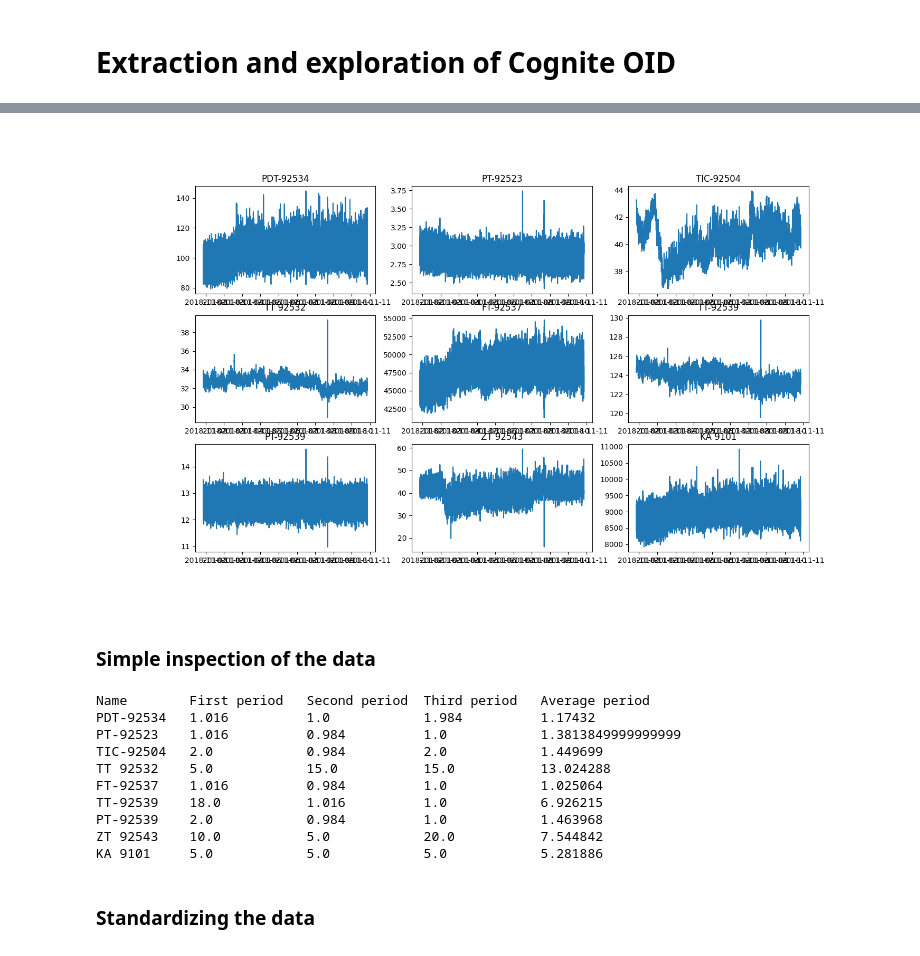
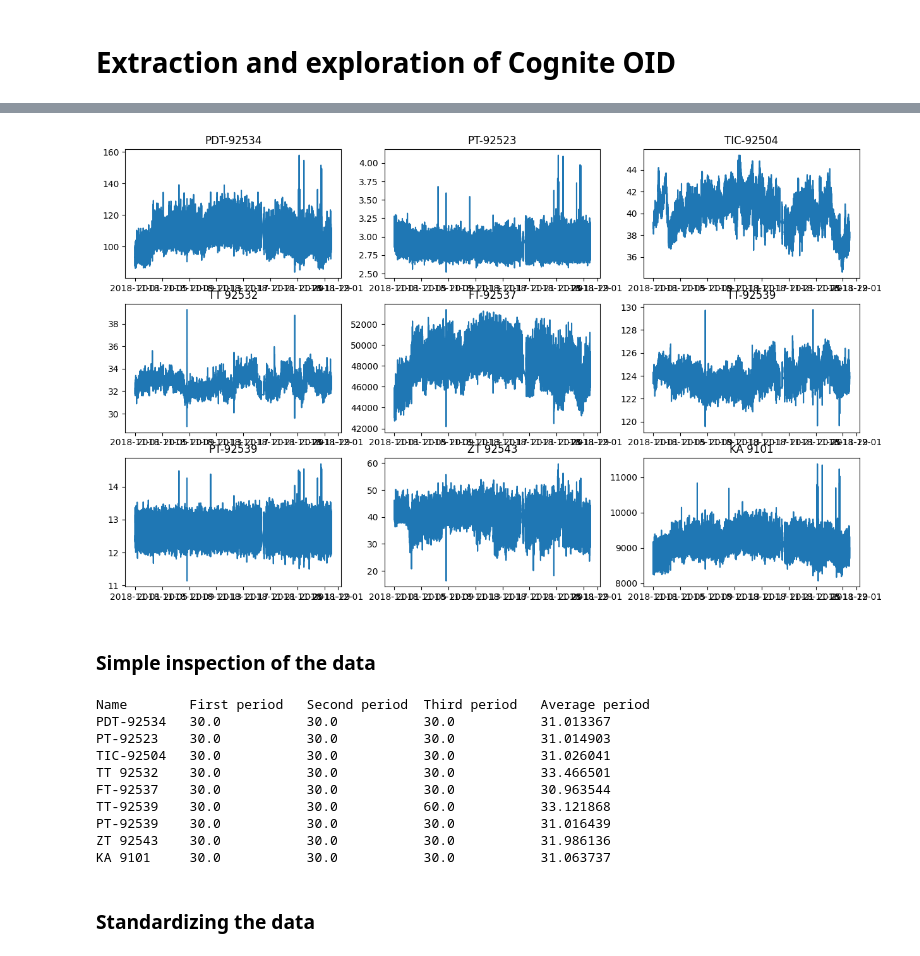
Before and after one commit to fredrikSveen/time_series_gan_project, a Jupyter notebook: data_exploration.ipynb, the cells around one changed output, grey strips where cells are left out. Saved outputs shown, nothing was run; the diff lists cells and outputs as text; code cells hidden in the pictures.

Commit message:
Aggregated samples to have similar rates

```diff
--- a/data_exploration.ipynb
+++ b/data_exploration.ipynb
@@ -6,7 +6,7 @@ from functions import *
 from datetime import datetime, timezone
 import matplotlib.pyplot as plt
 import pandas as pd
-%matplotlib widget
+# %matplotlib widget  #Uncomment to make zoomable plot
 
 # Nine sensors related to the inputs, outputs and controls of a compressor subsystem.
 # Dictionary made with key=name of sensor and value=Id of sensor
@@ -25,27 +25,33 @@ sensors = {
 # in the following dictionary, again with the sensor name as the key.
 dfs_dict = {}
 
-startdate = datetime(2018, 11, 1)
-enddate = datetime(2018, 11, 10)
+startdate = datetime(2018, 11, 1, tzinfo=timezone.utc)
+enddate = datetime(2018, 11, 30, tzinfo=timezone.utc)
 today = datetime.today()
-days_since_start = (today - startdate).days
-days_since_end = (today - enddate).days
-starttime = f'{days_since_start}d-ago' # Start time of the interval I want to extract
-endtime = f'{days_since_end}d-ago' # End time of the interval I want to extract
+# today = today.replace(hour=0, minute=0, second=0, microsecond=0)
+# print(f'Today: {today}')
+# print(f'Startdate: {startdate}')
+# print(f'Enddate: {enddate}')
+# days_since_start = (today - startdate).days
+# days_since_end = (today - enddate).days
+# starttime = f'{days_since_start}d-ago' # Start time of the interval I want to extract
+# endtime = f'{days_since_end}d-ago' # End time of the interval I want to extract
 
-print("Sensor name".ljust(15) + "Frame length".ljust(15) + "Sample rate [s]".ljust(15))
+print("Sensor name".ljust(15) + "Frame length".ljust(15) + "First period length [s]".ljust(25) + "First timestamp".ljust(15))
 
 # Extract dataframes from Cognite OID and store them in the dfs_dict dictionary
 for k, v in sensors.items():
     res = c.time_series.data.retrieve_dataframe(id=v,
-                                                start=starttime,
-                                                end=endtime,
-                                                column_names='id')
+                                                start=startdate,
+                                                end=enddate,
+                                                column_names='id',
+                                                aggregates=["average"],
+                                                granularity="30s",)
     # Need to find a way to grab the unit of the time-series
     dfs_dict[k] = res
     sr = (res.index[1] - res.index[0]).total_seconds()
     # print(f'{k}\'s shape: {res.shape} and sampling frequency: {sr} second(s)')
-    print(str(k).ljust(15) + str(res.shape).ljust(20) + str(sr).ljust(15))
+    print(str(k).ljust(15) + str(res.shape).ljust(15) + str(sr).ljust(25) + str(res.index[0]).ljust(15))
 
 
 
@@ -65,4 +71,4 @@ KA 9101        (147219, 1)         5.0
-[figure, old version]
+[figure, new version]
 # %% [markdown]
 ### Simple inspection of the data
 # %%
@@ -77,15 +83,15 @@ for name, df in dfs_dict.items():
     print(name.ljust(12) + str(f_per).ljust(15) + str(second_per).ljust(15) + str(third_per).ljust(15) + str(avg_per).ljust(15))
 # %% [output]
 Name        First period   Second period  Third period   Average period
-PDT-92534   1.016          1.0            1.984          1.17432
-PT-92523    1.016          0.984          1.0            1.3813849999999999
-TIC-92504   2.0            0.984          2.0            1.449699
-TT 92532    5.0            15.0           15.0           13.024288
-FT-92537    1.016          0.984          1.0            1.025064
-TT-92539    18.0           1.016          1.0            6.926215
-PT-92539    2.0            0.984          1.0            1.463968
-ZT 92543    10.0           5.0            20.0           7.544842
-KA 9101     5.0            5.0            5.0            5.281886
+PDT-92534   30.0           30.0           30.0           31.013367
+PT-92523    30.0           30.0           30.0           31.014903
+TIC-92504   30.0           30.0           30.0           31.026041
+TT 92532    30.0           30.0           30.0           33.466501
+FT-92537    30.0           30.0           30.0           30.963544
+TT-92539    30.0           30.0           60.0           33.121868
+PT-92539    30.0           30.0           30.0           31.016439
+ZT 92543    30.0           30.0           30.0           31.986136
+KA 9101     30.0           30.0           30.0           31.063737
 # %% [markdown]
 ### Standardizing the data
 # %%
```
Also changed, not shown: parts of 8 cells of this notebook.
